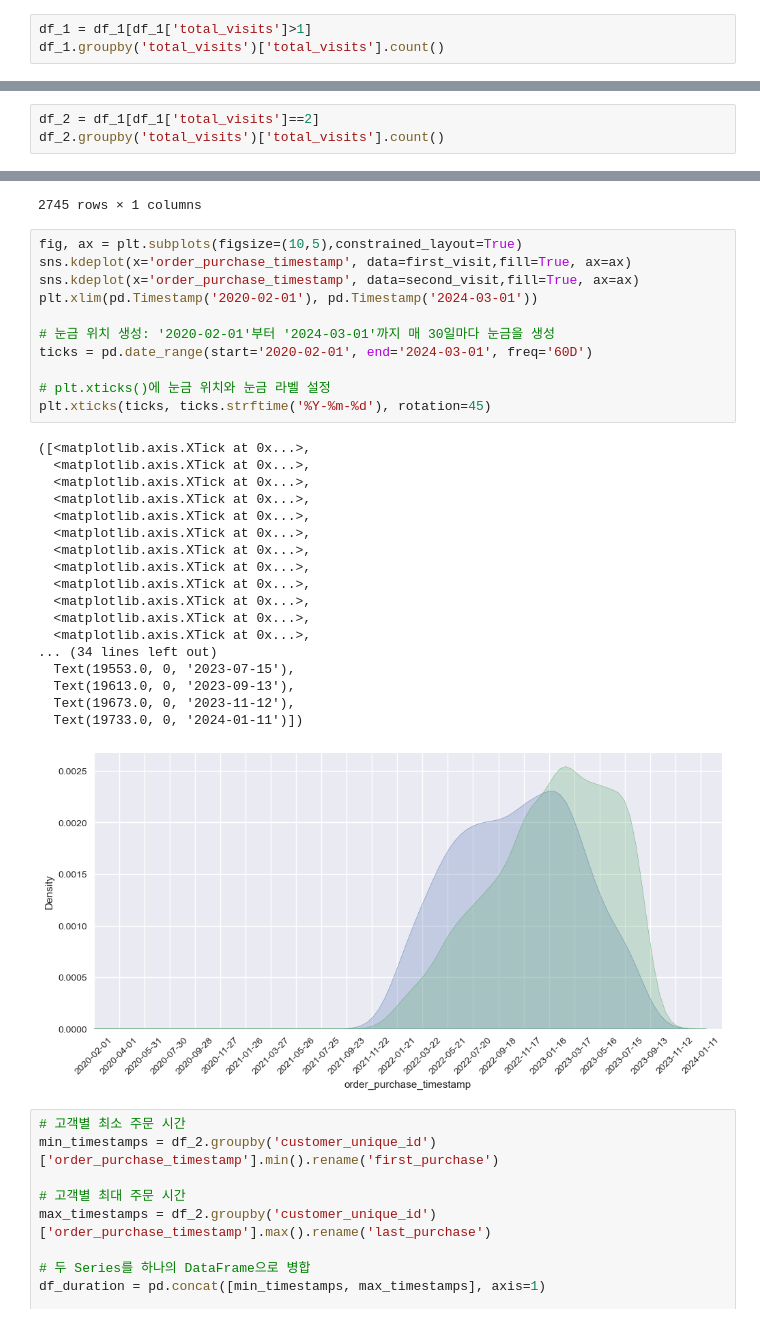
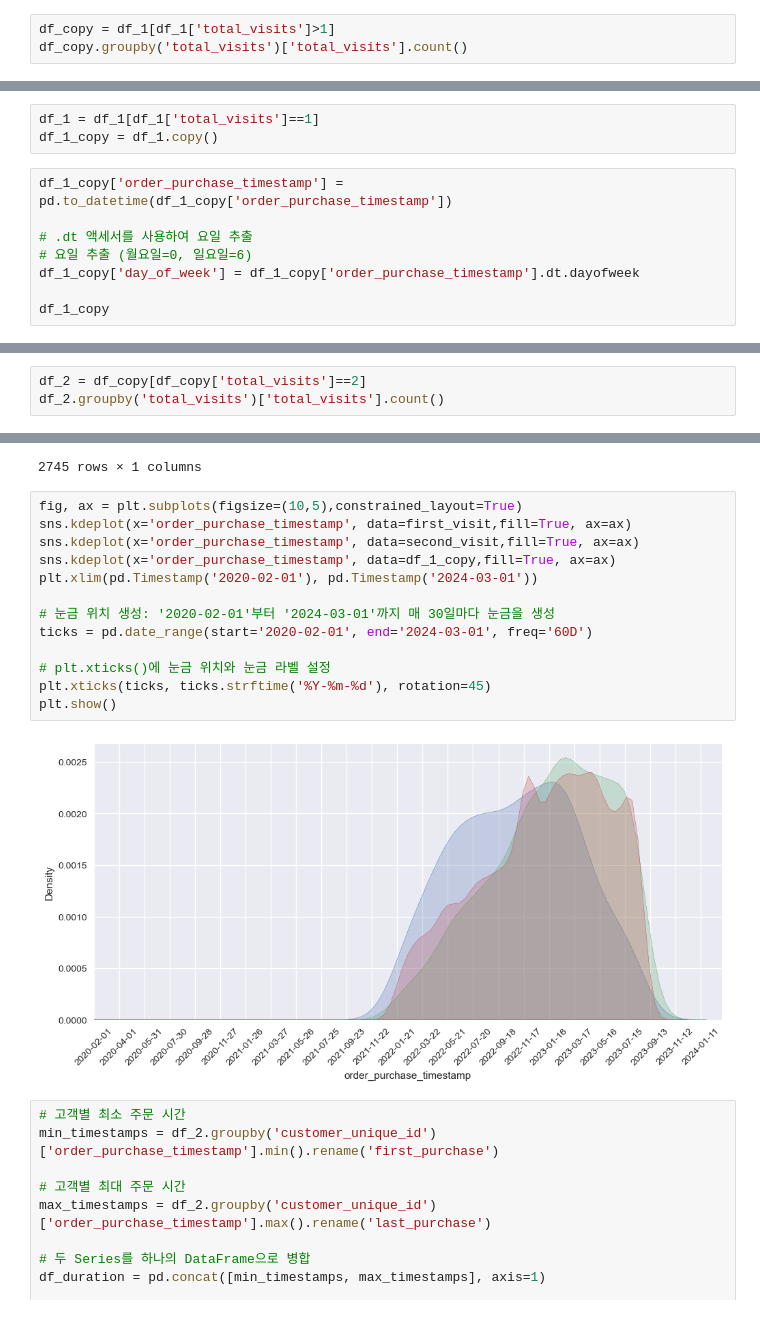
Before and after one commit to chlolive/2024-insight-1st-insicon, a Jupyter notebook: 240329_2nd_EDA.ipynb, the cells around one changed output, grey strips where cells are left out. Saved outputs shown, nothing was run; the diff lists cells and outputs as text.

```diff
--- a/240329_2nd_EDA.ipynb
+++ b/240329_2nd_EDA.ipynb
@@ -280,6 +319,6 @@ df_1
 # %%
-df_1 = df_1[df_1['total_visits']>1]
-df_1.groupby('total_visits')['total_visits'].count()
+df_copy = df_1[df_1['total_visits']>1]
+df_copy.groupby('total_visits')['total_visits'].count()
 # %% [output]
 total_visits
 2     6998
@@ -291,3 +330,14 @@ total_visits
 9       14
 17      17
 Name: total_visits, dtype: int64
+# %%
+df_1 = df_1[df_1['total_visits']==1]
+df_1_copy = df_1.copy()
+# %%
+df_1_copy['order_purchase_timestamp'] = pd.to_datetime(df_1_copy['order_purchase_timestamp'])
+
+# .dt 액세서를 사용하여 요일 추출
+# 요일 추출 (월요일=0, 일요일=6)
+df_1_copy['day_of_week'] = df_1_copy['order_purchase_timestamp'].dt.dayofweek
+
+df_1_copy
@@ -294,7 +363,7 @@ Name: total_visits, dtype: int64
 # %% [markdown]
 # total_visits가 2회인 고객과 3회 이상인 고객 나누기
 # %%
-df_2 = df_1[df_1['total_visits']==2]
+df_2 = df_copy[df_copy['total_visits']==2]
 df_2.groupby('total_visits')['total_visits'].count()
 # %% [output]
 total_visits
@@ -383,33 +441,18 @@ second_visit
 # %%
 fig, ax = plt.subplots(figsize=(10,5),constrained_layout=True)
 sns.kdeplot(x='order_purchase_timestamp', data=first_visit,fill=True, ax=ax)
 sns.kdeplot(x='order_purchase_timestamp', data=second_visit,fill=True, ax=ax)
+sns.kdeplot(x='order_purchase_timestamp', data=df_1_copy,fill=True, ax=ax)
 plt.xlim(pd.Timestamp('2020-02-01'), pd.Timestamp('2024-03-01'))
 
 # 눈금 위치 생성: '2020-02-01'부터 '2024-03-01'까지 매 30일마다 눈금을 생성
 ticks = pd.date_range(start='2020-02-01', end='2024-03-01', freq='60D')
 
 # plt.xticks()에 눈금 위치와 눈금 라벨 설정
 plt.xticks(ticks, ticks.strftime('%Y-%m-%d'), rotation=45)
+plt.show()
 # %% [output]
-([<matplotlib.axis.XTick at 0x...>,
-  <matplotlib.axis.XTick at 0x...>,
-  <matplotlib.axis.XTick at 0x...>,
-  <matplotlib.axis.XTick at 0x...>,
-  <matplotlib.axis.XTick at 0x...>,
-  <matplotlib.axis.XTick at 0x...>,
-  <matplotlib.axis.XTick at 0x...>,
-  <matplotlib.axis.XTick at 0x...>,
-  <matplotlib.axis.XTick at 0x...>,
-  <matplotlib.axis.XTick at 0x...>,
-  <matplotlib.axis.XTick at 0x...>,
-  <matplotlib.axis.XTick at 0x...>,
-... (34 lines left out)
-  Text(19553.0, 0, '2023-07-15'),
-  Text(19613.0, 0, '2023-09-13'),
-  Text(19673.0, 0, '2023-11-12'),
-  Text(19733.0, 0, '2024-01-11')])
-[figure, old version]
+[figure, new version]
 # %%
 # 고객별 최소 주문 시간
 min_timestamps = df_2.groupby('customer_unique_id')['order_purchase_timestamp'].min().rename('first_purchase')
```
Also changed, not shown: parts of 71 cells of this notebook, 6 other files.
